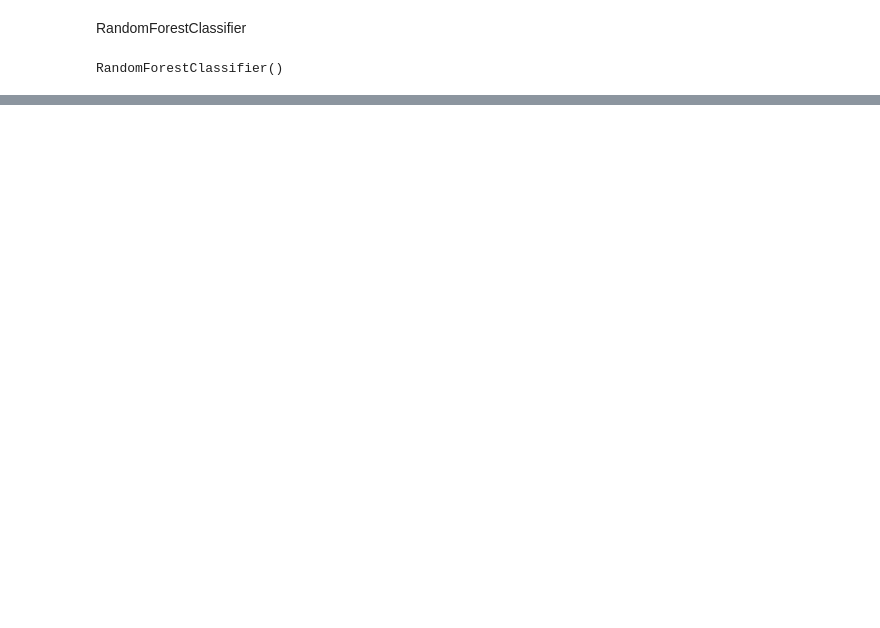
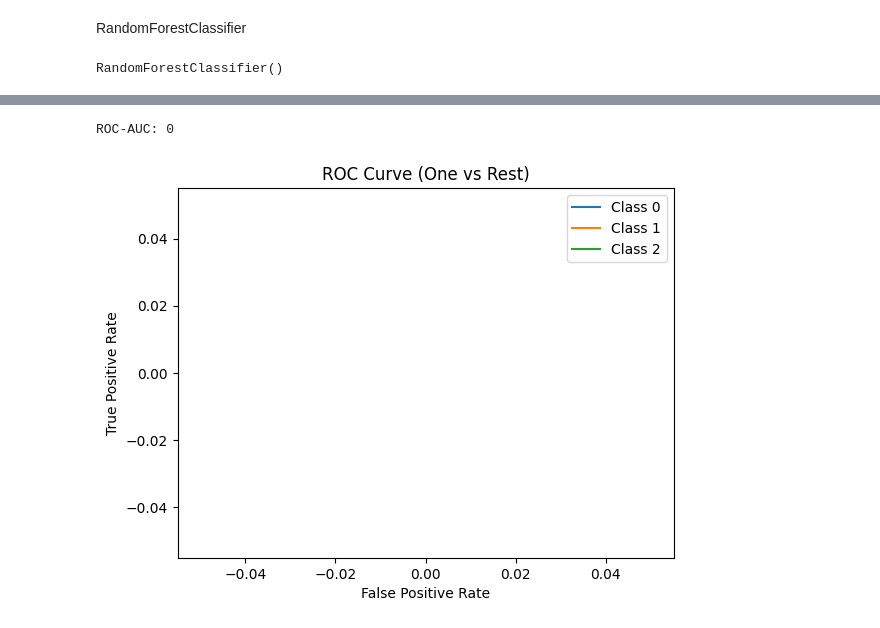
Before and after one commit to mohamedyasser-eng/CodeAlpha_projectname, a Jupyter notebook: Credit score classification.ipynb, the cells around one changed output, grey strips where cells are left out. Drawn from its saved outputs; the diff is of its cells as text; code cells hidden in the pictures; blank space fills up the shorter version.

```diff
--- a/Credit score classification.ipynb
+++ b/Credit score classification.ipynb
@@ -301,7 +312,17 @@ sns.barplot(x="Credit_Score", y=df1["Num_of_Delayed_Payment"].astype(float), dat
 [figure]
 # %%
 from sklearn.model_selection import train_test_split
-x_train,x_test,y_train,y_test = train_test_split(x,y,test_size=0.2,random_state=42)
+
+# X = المتغيرات (features)
+# y = المتغير الهدف (Credit Score أو أي اسم عمود عندك)
+
+X = df.drop("Credit_Score", axis=1)   # غير اسم العمود لو مختلف عندك
+y = df["Credit_Score"]
+
+# تقسيم البيانات
+X_train, X_test, y_train, y_test = train_test_split(
+    X, y, test_size=0.2, random_state=42
+)
 # %% [markdown]
 MODEL Training
 # %%
@@ -420,0 +432,32 @@ print(confusion_matrix(y_test, y_pred))
+# %%
+from sklearn.preprocessing import label_binarize
+from sklearn.metrics import roc_auc_score
+
+y_test_bin = label_binarize(y_test, classes=[0,1,2])
+y_pred_bin = label_binarize(y_pred_rfc1, classes=[0,1,2])
+
+roc_auc = roc_auc_score(y_test_bin, y_pred_bin, average='weighted')
+print("ROC-AUC:", roc_auc)
+# %% [output]
+ROC-AUC: 0
+# %%
+from sklearn.metrics import roc_curve
+import matplotlib.pyplot as plt
+
+fpr = {}
+tpr = {}
+
+for i in range(3):
+    fpr[i], tpr[i], _ = roc_curve(y_test_bin[:, i], y_pred_bin[:, i])
+
+plt.figure()
+for i in range(3):
+    plt.plot(fpr[i], tpr[i], label=f"Class {i}")
+
+plt.xlabel("False Positive Rate")
+plt.ylabel("True Positive Rate")
+plt.title("ROC Curve (One vs Rest)")
+plt.legend()
+plt.show()
+# %% [output]
+[figure, added]
```
Also changed, not shown: parts of 20 cells of this notebook.
